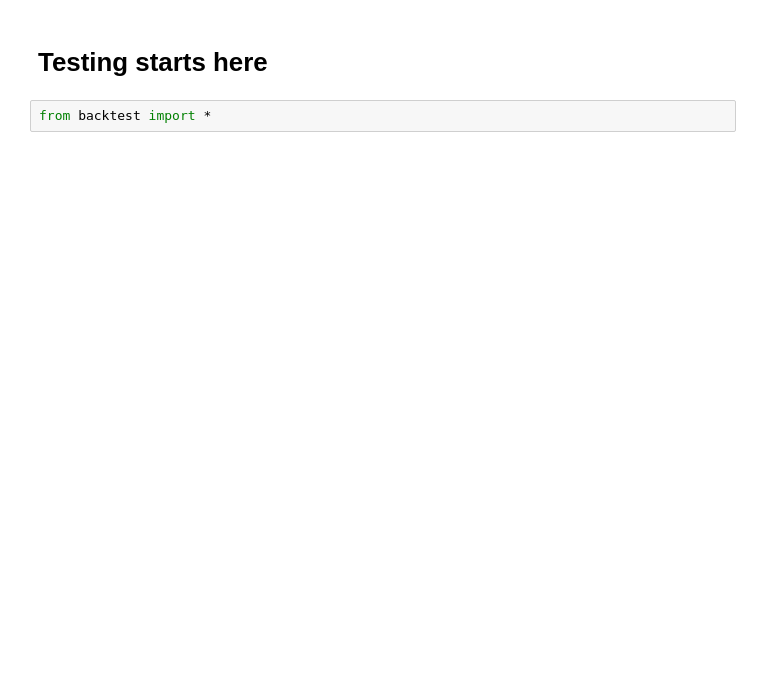
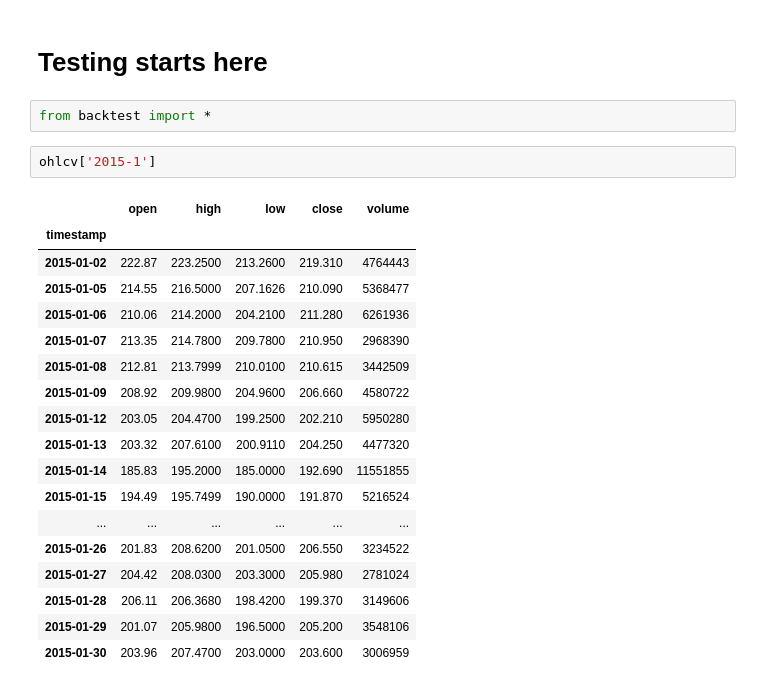
Before and after one commit to malhotravasu/algoT, a Jupyter notebook: code/scratch/testing.ipynb, the cells around one changed output. Cells and saved outputs as stored; diff of their text form; blank space fills up the shorter version.

```diff
--- a/code/scratch/testing.ipynb
+++ b/code/scratch/testing.ipynb
@@ -22,3 +12,24 @@ ohlcv.tail()
 # Testing starts here
 # %%
 from backtest import *
+# %%
+ohlcv['2015-1']
+# %% [output]
+|  | open | high | low | close | volume |
+| timestamp |  |  |  |  |  |
+| 2015-01-02 | 222.87 | 223.2500 | 213.2600 | 219.310 | 4764443 |
+| 2015-01-05 | 214.55 | 216.5000 | 207.1626 | 210.090 | 5368477 |
+| 2015-01-06 | 210.06 | 214.2000 | 204.2100 | 211.280 | 6261936 |
+| 2015-01-07 | 213.35 | 214.7800 | 209.7800 | 210.950 | 2968390 |
+| 2015-01-08 | 212.81 | 213.7999 | 210.0100 | 210.615 | 3442509 |
+| 2015-01-09 | 208.92 | 209.9800 | 204.9600 | 206.660 | 4580722 |
+| 2015-01-12 | 203.05 | 204.4700 | 199.2500 | 202.210 | 5950280 |
+| 2015-01-13 | 203.32 | 207.6100 | 200.9110 | 204.250 | 4477320 |
+| 2015-01-14 | 185.83 | 195.2000 | 185.0000 | 192.690 | 11551855 |
+| 2015-01-15 | 194.49 | 195.7499 | 190.0000 | 191.870 | 5216524 |
+| ... | ... | ... | ... | ... | ... |
+| 2015-01-26 | 201.83 | 208.6200 | 201.0500 | 206.550 | 3234522 |
+| 2015-01-27 | 204.42 | 208.0300 | 203.3000 | 205.980 | 2781024 |
+| 2015-01-28 | 206.11 | 206.3680 | 198.4200 | 199.370 | 3149606 |
+| 2015-01-29 | 201.07 | 205.9800 | 196.5000 | 205.200 | 3548106 |
+| 2015-01-30 | 203.96 | 207.4700 | 203.0000 | 203.600 | 3006959 |
```
Also changed, not shown: parts of 7 cells of this notebook, 4 other files.
